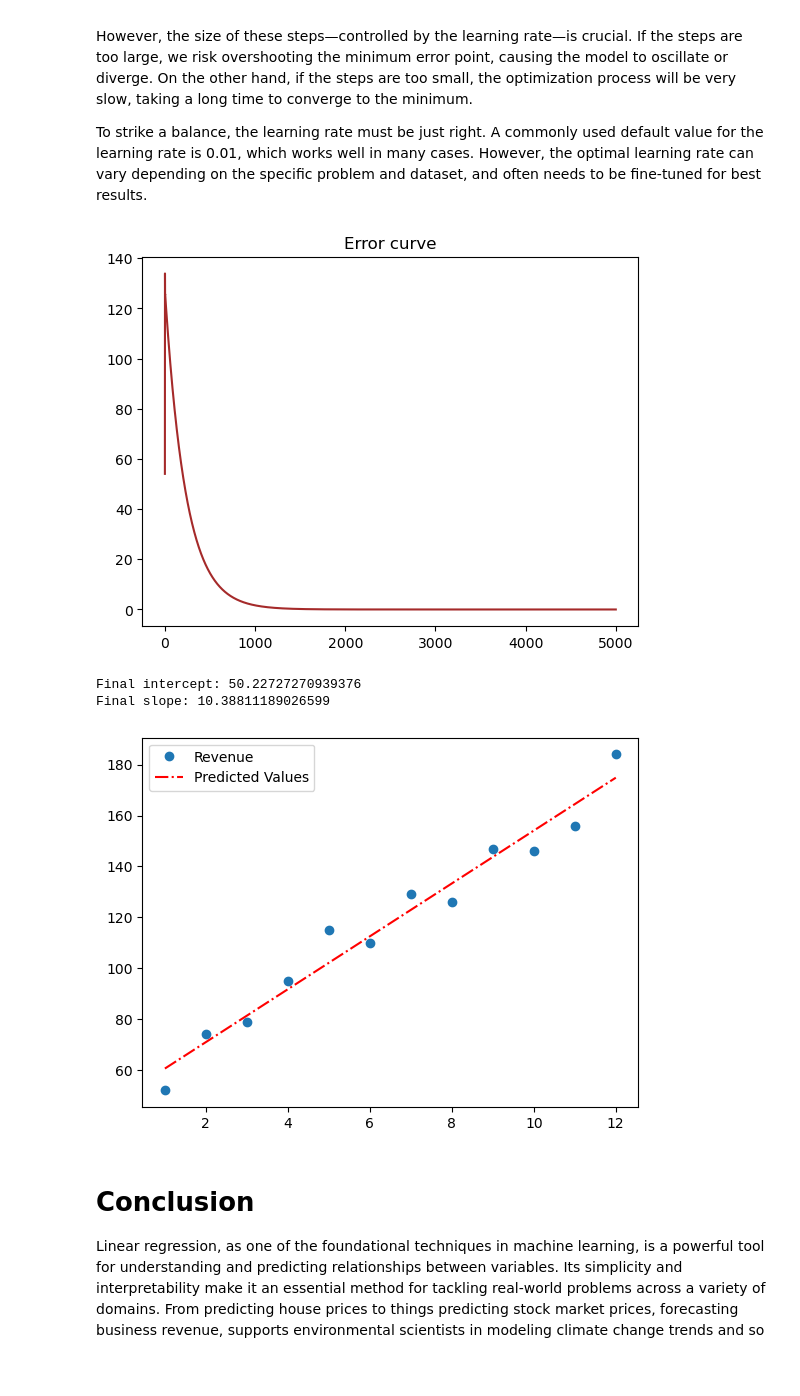
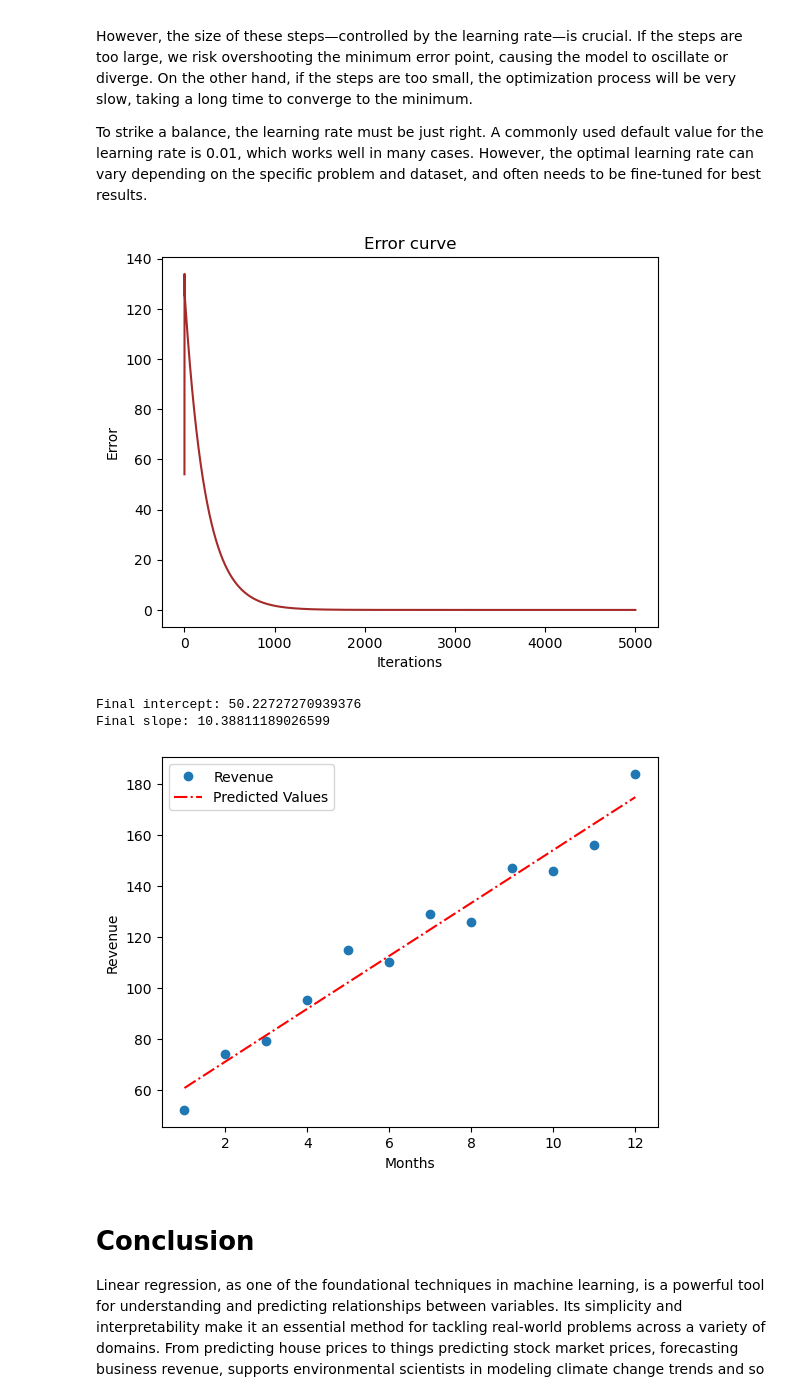
Before and after one commit to abdulqadirmuazzim/Linear-regression, a Jupyter notebook: regression.ipynb, the cells around one changed output. Cells and saved outputs as stored; diff of their text form; code cells hidden in the pictures; blank space fills up the shorter version.

```diff
--- a/regression.ipynb
+++ b/regression.ipynb
@@ -111,43 +115,47 @@ To strike a balance, the learning rate must be just right. A commonly used defau
 
 m = 7
 b = 0
 learning_rate = 0.01
 iterations = 5000
 errors = []
 
 for epoch in range(iterations):
     slope_gradient = gradient_slope(months, revenue, m, b)
     intercept_gradient = gradient_intercept(months, revenue, m, b)
     # update the values
     m -= slope_gradient * learning_rate
     b -= intercept_gradient * learning_rate
     # errors
     line_function = (m * np.array(months)) + b
     error = sum([b - a for a, b in zip(line_function, revenue)])
     errors.append(error)
 
 # use our updated variable in our line equation
 y_predict = [m*x + b for x in months]
 err_array = np.array(errors)
 # plot the error curve
 x_axis = list(range(iterations))
 plt.plot(x_axis, errors, color="brown")
 plt.title("Error curve")
+plt.xlabel("Iterations")
+plt.ylabel("Error")
 plt.show()
 
 print("Final intercept:", b)
 print("Final slope:", m)
 # %% [output]
-[figure, old version]
+[figure, new version]
 Final intercept: 50.22727270939376
 Final slope: 10.38811189026599
 # %%
 plt.plot(months, revenue, "o", label="Revenue")
 plt.plot(months, y_predict, color="r", linestyle="-.", label="Predicted Values")
 plt.legend()
+plt.xlabel("Months")
+plt.ylabel("Revenue")
 plt.show()
 # %% [output]
-[figure, old version]
+[figure, new version]
 # %% [markdown]
 # Conclusion
 Linear regression, as one of the foundational techniques in machine learning, is a powerful tool for understanding and predicting relationships between variables. Its simplicity and interpretability make it an essential method for tackling real-world problems across a variety of domains. From predicting house prices to things predicting stock market prices, forecasting business revenue, supports environmental scientists in modeling climate change trends and so on.
```
Also changed, not shown: parts of 2 cells of this notebook.
